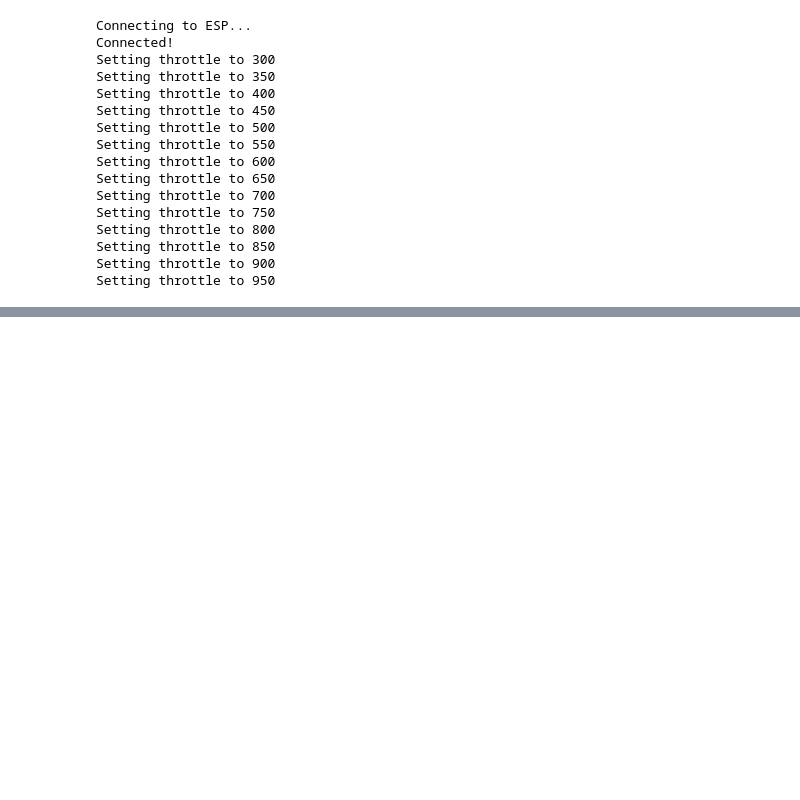
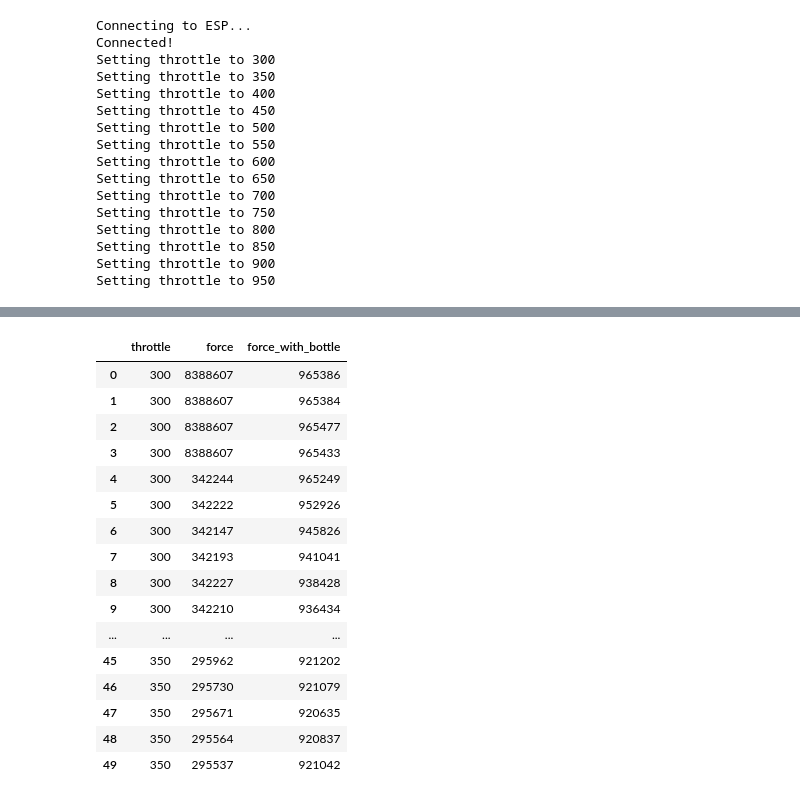
Before and after one commit to womogenes/bill-drone, a Jupyter notebook: src/sw/analysis.ipynb, the cells around one changed output, grey strips where cells are left out. Saved outputs shown, nothing was run; the diff lists cells and outputs as text; code cells hidden in the pictures; blank space fills up the shorter version.

```diff
--- a/src/sw/analysis.ipynb
+++ b/src/sw/analysis.ipynb
@@ -78,0 +147,20 @@ plt.show()
+# %%
+df.head(50)
+# %% [output]
+|  | throttle | force | force_with_bottle |
+| 0 | 300 | 8388607 | 965386 |
+| 1 | 300 | 8388607 | 965384 |
+| 2 | 300 | 8388607 | 965477 |
+| 3 | 300 | 8388607 | 965433 |
+| 4 | 300 | 342244 | 965249 |
+| 5 | 300 | 342222 | 952926 |
+| 6 | 300 | 342147 | 945826 |
+| 7 | 300 | 342193 | 941041 |
+| 8 | 300 | 342227 | 938428 |
+| 9 | 300 | 342210 | 936434 |
+| ... | ... | ... | ... |
+| 45 | 350 | 295962 | 921202 |
+| 46 | 350 | 295730 | 921079 |
+| 47 | 350 | 295671 | 920635 |
+| 48 | 350 | 295564 | 920837 |
+| 49 | 350 | 295537 | 921042 |
```
Also changed, not shown: parts of 4 cells of this notebook, 9 other files.
